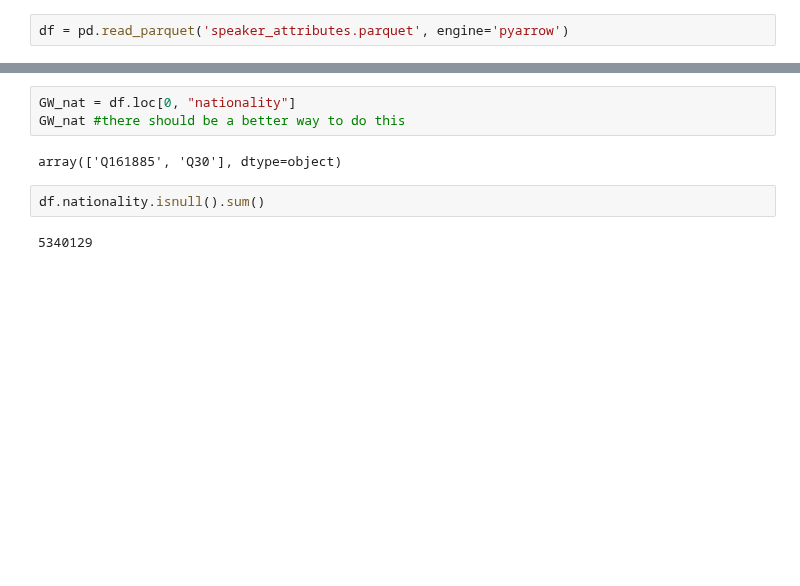
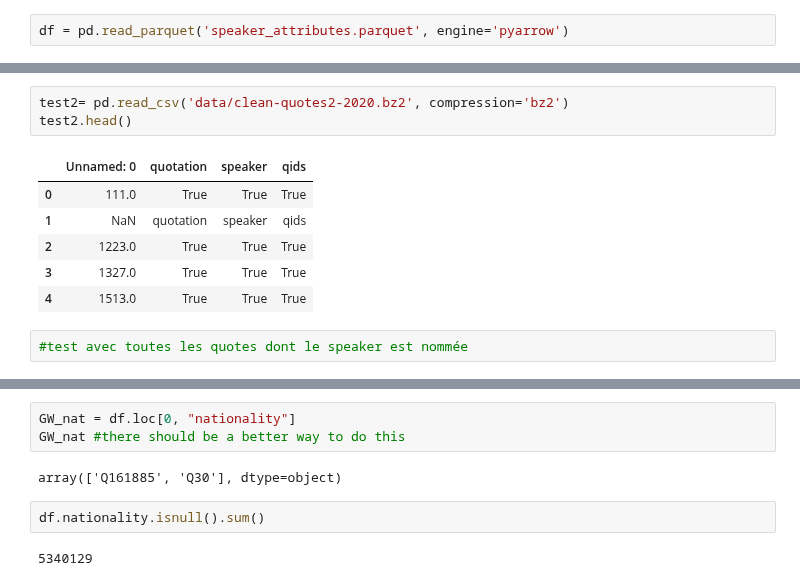
Before and after one commit to epfl-ada/ada-2021-project-avada-kedavra, a Jupyter notebook: da.ipynb, the cells around one changed output, grey strips where cells are left out. Cells and saved outputs as stored; diff of their text form; blank space fills up the shorter version.

```diff
--- a/da.ipynb
+++ b/da.ipynb
@@ -17,0 +63,12 @@ df = pd.read_parquet('speaker_attributes.parquet', engine='pyarrow')
+# %%
+test2= pd.read_csv('data/clean-quotes2-2020.bz2', compression='bz2')
+test2.head()
+# %% [output]
+|  | Unnamed: 0 | quotation | speaker | qids |
+| 0 | 111.0 | True | True | True |
+| 1 | NaN | quotation | speaker | qids |
+| 2 | 1223.0 | True | True | True |
+| 3 | 1327.0 | True | True | True |
+| 4 | 1513.0 | True | True | True |
+# %%
+#test avec toutes les quotes dont le speaker est nommée
```
Also changed, not shown: parts of 11 cells of this notebook.
